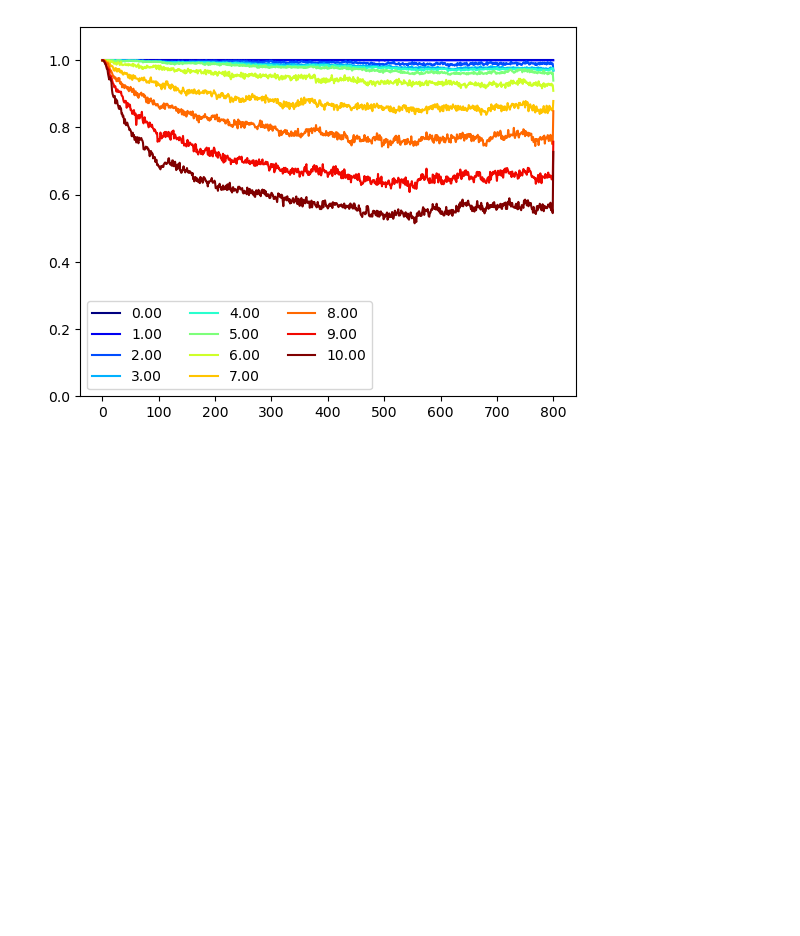
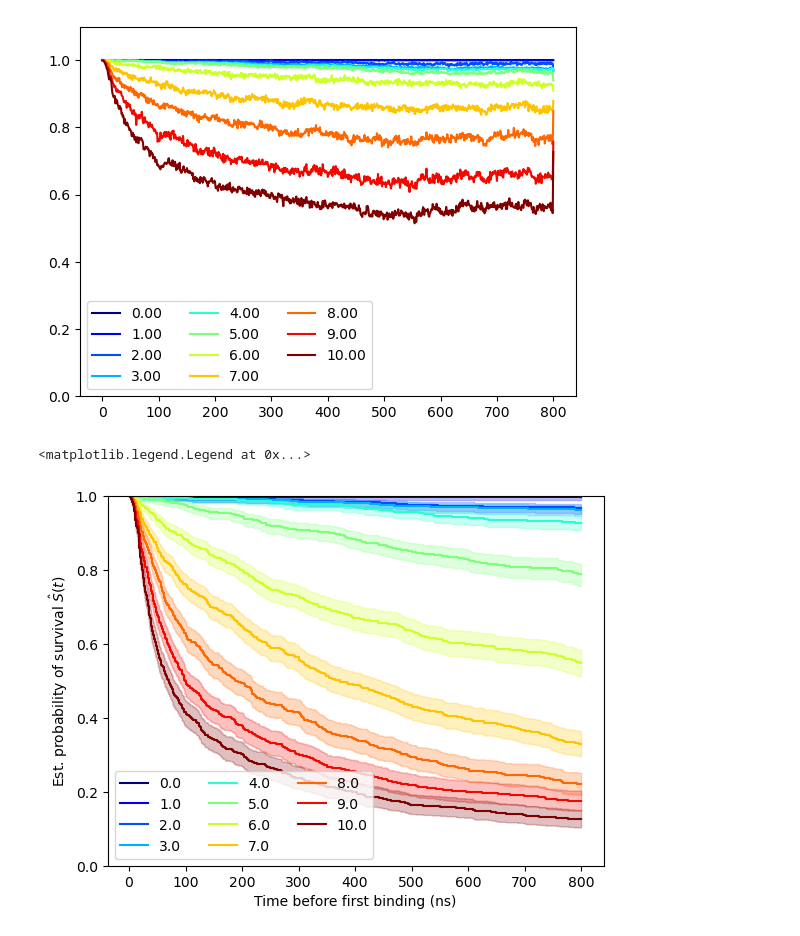
Before and after one commit to giorginolab/sh2-som, a Jupyter notebook: 2-survival-plots.ipynb, the cells around one changed output. Saved outputs shown, nothing was run; the diff lists cells and outputs as text; code cells hidden in the pictures; blank space fills up the shorter version.

```diff
--- a/2-survival-plots.ipynb
+++ b/2-survival-plots.ipynb
@@ -137,11 +121,0 @@ rmsd_surv_5
-# %%
-from sksurv.nonparametric import kaplan_meier_estimator
-
-time, survival_prob, conf_int = kaplan_meier_estimator(
-    rmsd_surv_5["Status"], rmsd_surv_5["Time (ns)"], conf_type="log-log"
-)
-plt.step(time, survival_prob, where="post")
-plt.fill_between(time, conf_int[0], conf_int[1], alpha=0.25, step="post")
-plt.ylim(0, 1)
-plt.ylabel("Est. probability of survival $\hat{S}(t)$")
-plt.xlabel("Time $t$ (ns)")
@@ -161,3 +132,26 @@ pl.legend(loc="lower left", ncol=3)
 # %% [output]
 <matplotlib.legend.Legend at 0x...>
 [figure]
+# %%
+from sksurv.nonparametric import kaplan_meier_estimator
+
+rmsd_surv_all = df2surv(rmsd_df, rmsd_thrs, 0, less_is_bound=True)
+
+i = 0
+for thr, rmsd_surv in rmsd_surv_all.groupby("Threshold"):
+    time, survival_prob, conf_int = kaplan_meier_estimator(
+        rmsd_surv["Status"], rmsd_surv["Time"], conf_type="log-log"
+    )
+    plt.step(time, survival_prob, where="post",
+             color=colors[i], label=thr)
+    plt.fill_between(time, conf_int[0], conf_int[1],
+                     color=colors[i],
+                     alpha=0.25, step="post")
+    i=i+1
+plt.ylim(0, 1)
+plt.ylabel("Est. probability of survival $\hat{S}(t)$")
+plt.xlabel("Time before first binding (ns)")
+plt.legend(loc="lower left", ncol=3)
+# %% [output]
+<matplotlib.legend.Legend at 0x...>
+[figure, new version]
```
Also changed, not shown: parts of 7 cells of this notebook.
